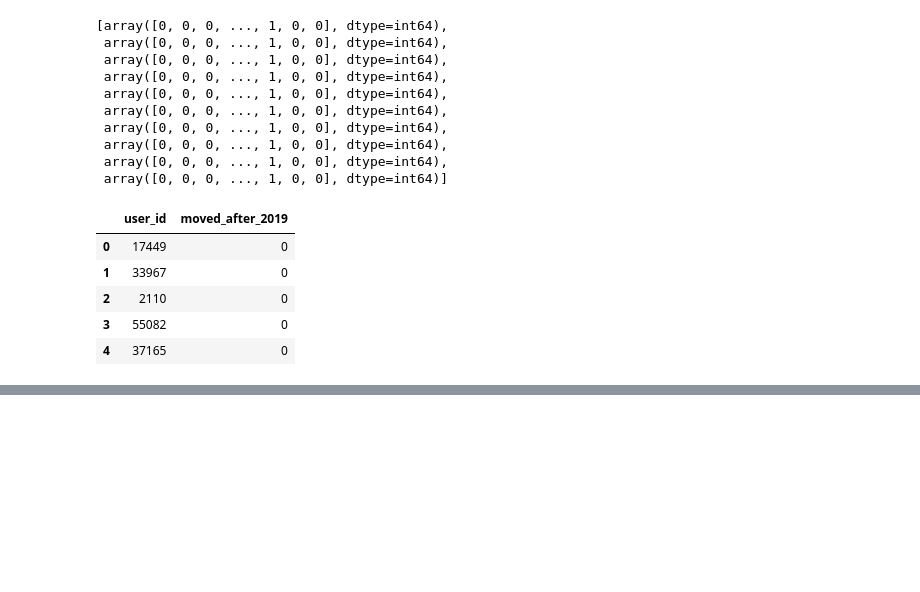
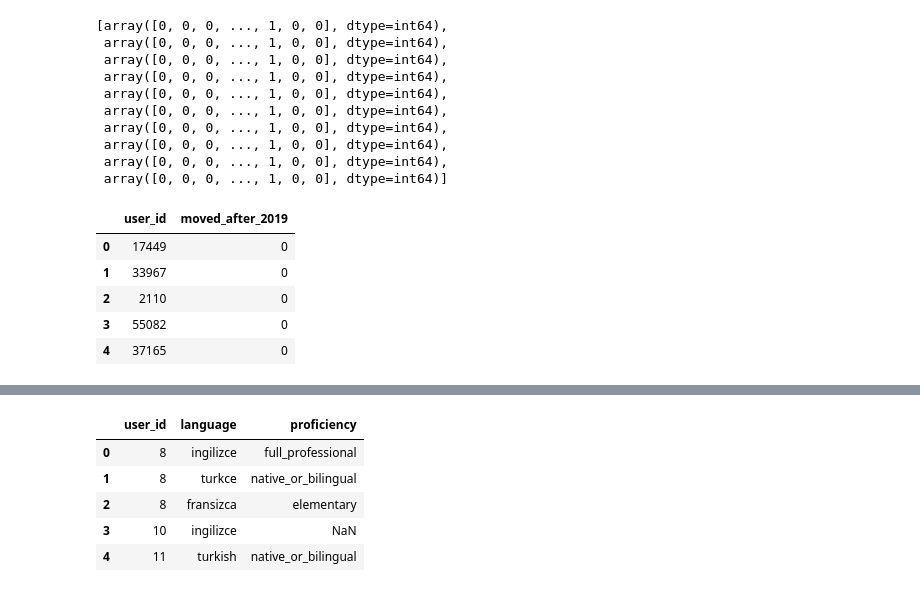
Before and after one commit to furkaneneseren/Datathon-BBVA, a Jupyter notebook: churn-with-linkedin.ipynb, the cells around one changed output, grey strips where cells are left out. Saved outputs shown, nothing was run; the diff lists cells and outputs as text; code cells hidden in the pictures; blank space fills up the shorter version.

```diff
--- a/churn-with-linkedin.ipynb
+++ b/churn-with-linkedin.ipynb
@@ -891,0 +928,18 @@ sample_submission.to_csv('submission.csv',index=False)
+# %%
+from unidecode import unidecode
+import swifter
+
+def fix_language(lang):
+    lang = unidecode(str(lang).lower())
+    return lang
+
+languages["language"] = languages["language"].swifter.apply(fix_language)
+# %%
+languages.head()
+# %% [output]
+|  | user_id | language | proficiency |
+| 0 | 8 | ingilizce | full_professional |
+| 1 | 8 | turkce | native_or_bilingual |
+| 2 | 8 | fransizca | elementary |
+| 3 | 10 | ingilizce | NaN |
+| 4 | 11 | turkish | native_or_bilingual |
```
Also changed, not shown: parts of 29 cells of this notebook.
